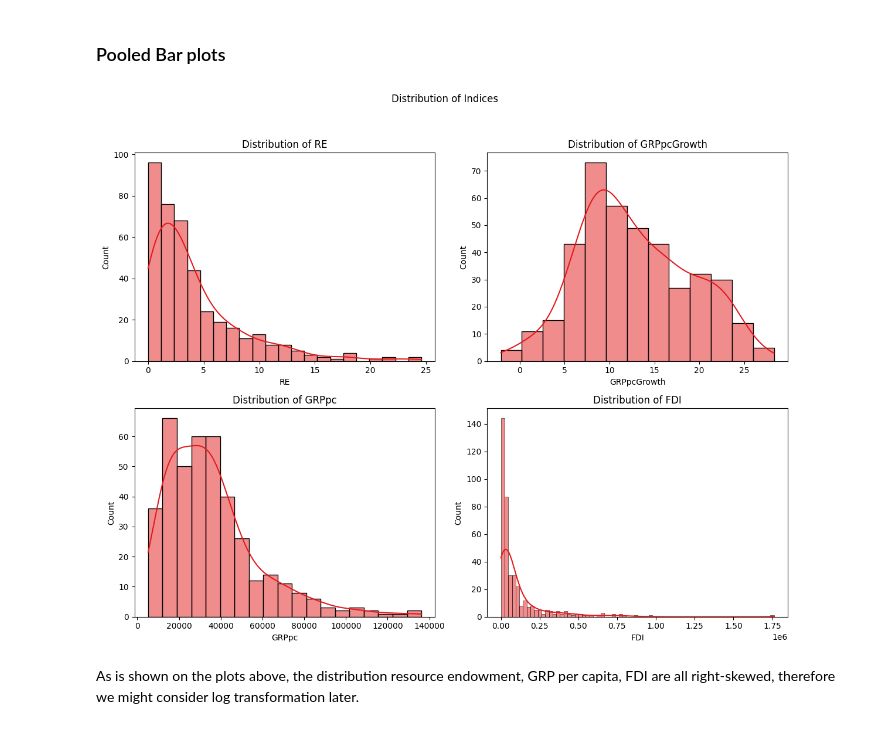
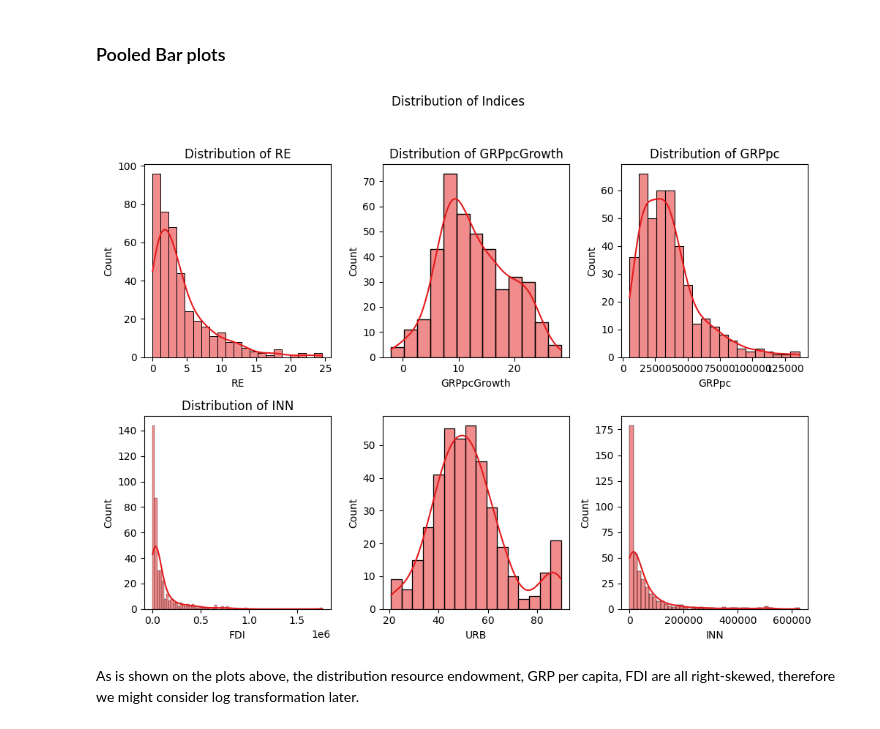
Before and after one commit to KaylaBai/Dissertation, a Jupyter notebook: Dissertation.ipynb, the cells around one changed output. Cells and saved outputs as stored; diff of their text form; code cells hidden in the pictures.

```diff
--- a/Dissertation.ipynb
+++ b/Dissertation.ipynb
@@ -393,0 +403,6 @@ urb.head()
+# %%
+# Read in data
+df_patent = pd.read_csv('https://raw.githubusercontent.com/KaylaBai/Dissertation/main/Data/patents.csv', index_col='Region')
+
+df_patent = df_patent.iloc[:,::-1]
+df_patent.head()
@@ -459,8 +482,8 @@ dtypes: int64(1), object(2)
 memory usage: 9.6+ KB
 # %%
 # Turn urbanization data into long data
-urb_05_17 = urb.iloc[:,2:-4]
+urb_05_17 = urb.iloc[:,2:-5]
 urb_05_17_long = urb_05_17.reset_index().melt(id_vars = "Region",var_name='Year', value_name='URB')
-urb_05_17.info()
+urb_05_17_long.info()
 # %% [output]
 <class 'pandas.core.frame.DataFrame'>
@@ -482,0 +499,5 @@ memory usage: 3.6+ KB
+# %%
+# Turn df_patent into long data
+patent_05_17 = df_patent.iloc[:,2:-4]
+pat_05_17_long = patent_05_17.reset_index().melt(id_vars = "Region",var_name='Year', value_name='INN')
+patent_05_17.head()
@@ -483,9 +512,10 @@ memory usage: 3.6+ KB
 # %%
 # Merge the dataframes based on "Region" and "Year"
 df = pd.merge(RE_05_17_long, pcgrowth_05_17_long, on=['Region', 'Year'])
-df = df.merge(pc_05_17_long, on=['Region', 'Year'])
-df = df.merge(FDI_05_17_long, on=['Region', 'Year'])
-df = df.merge(urb_05_17_long, on=['Region', 'Year'])
+df = df.merge(pc_05_17_long, how="left", on=['Region', 'Year'])
+df = df.merge(FDI_05_17_long, how="left", on=['Region', 'Year'])
+df = df.merge(urb_05_17_long, how="left", on=['Region', 'Year'])
+df = df.merge(pat_05_17_long, how="left", on=['Region', 'Year'])
 df = df.merge(boundaries, how="left",left_on="Region",right_on="NAME").drop(["NAME"],axis=1)
 gdf = gpd.GeoDataFrame(df, geometry="geometry")
 gdf['Year'] = pd.to_numeric(gdf['Year'])
@@ -621,32 +653,40 @@ plt.legend()
 ### Pooled Bar plots
 # %%
 # Create a figure with four subplots
-fig, axes = plt.subplots(2, 2, figsize=(12, 10))
+fig, axes = plt.subplots(2, 3, figsize=(10, 8))
 fig.suptitle("Distribution of Indices")
 
 # Plot the distribution of RE
 sns.histplot(data=gdf, x="RE", kde=True, ax=axes[0, 0])
 axes[0, 0].set_title("Distribution of RE")
 
 # Plot the distribution of GRPpcGrowth
 sns.histplot(data=gdf, x="GRPpcGrowth", kde=True, ax=axes[0, 1])
 axes[0, 1].set_title("Distribution of GRPpcGrowth")
 
 # Plot the distribution of GRPpc
-sns.histplot(data=gdf, x="GRPpc", kde=True, ax=axes[1, 0])
-axes[1, 0].set_title("Distribution of GRPpc")
+sns.histplot(data=gdf, x="GRPpc", kde=True, ax=axes[0, 2])
+axes[0, 2].set_title("Distribution of GRPpc")
 
 # Plot the distribution of FDI
-sns.histplot(data=gdf, x="FDI", kde=True, ax=axes[1, 1])
-axes[1, 1].set_title("Distribution of FDI")
+sns.histplot(data=gdf, x="FDI", kde=True, ax=axes[1, 0])
+axes[1, 0].set_title("Distribution of FDI")
+
+# Plot the distribution of URB
+sns.histplot(data=gdf, x="URB", kde=True, ax=axes[1, 1])
+axes[1, 0].set_title("Distribution of URB")
+
+# Plot the distribution of INN
+sns.histplot(data=gdf, x="INN", kde=True, ax=axes[1, 2])
+axes[1, 0].set_title("Distribution of INN")
 
 # Adjust layout
 plt.tight_layout(rect=[0, 0.03, 1, 0.95])
 
 # Show the plot
 plt.show()
 # %% [output]
-[figure, old version]
+[figure, new version]
 # %% [markdown]
 As is shown on the plots above, the distribution resource endowment, GRP per capita, FDI are all right-skewed, therefore we might consider log transformation later.
 # %%
```
Also changed, not shown: parts of 20 cells of this notebook.
